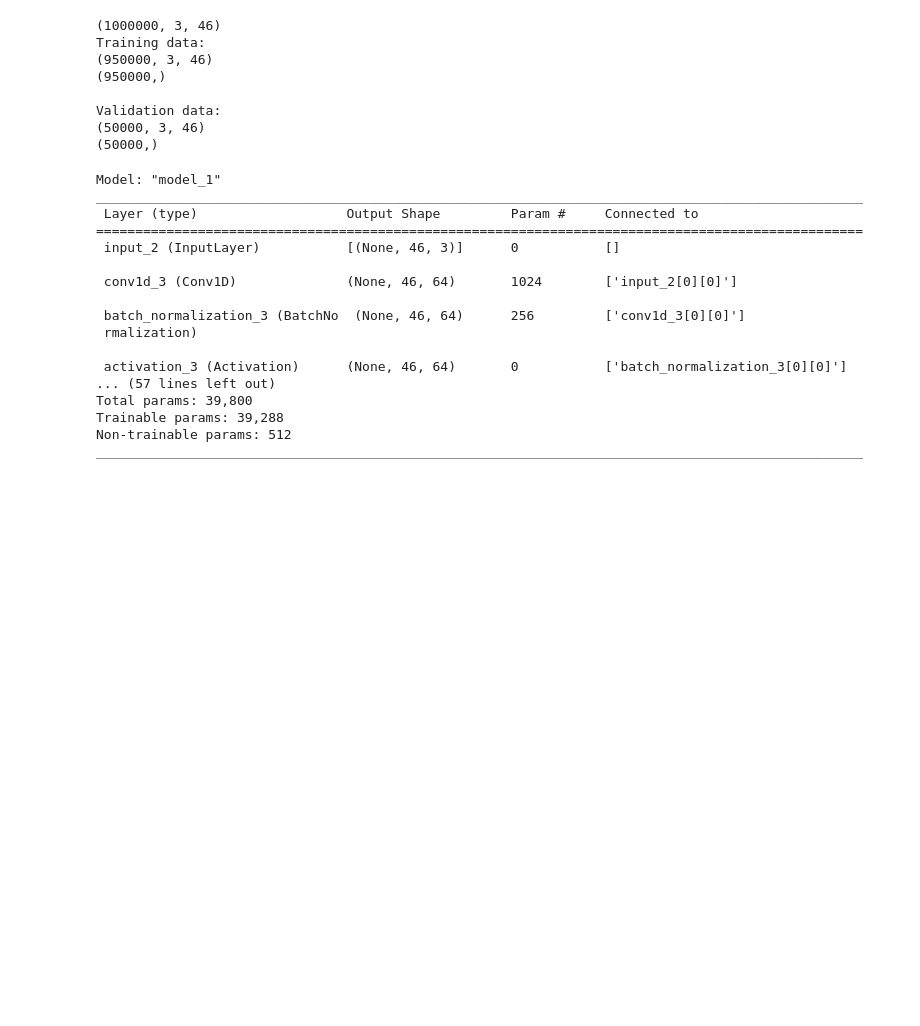
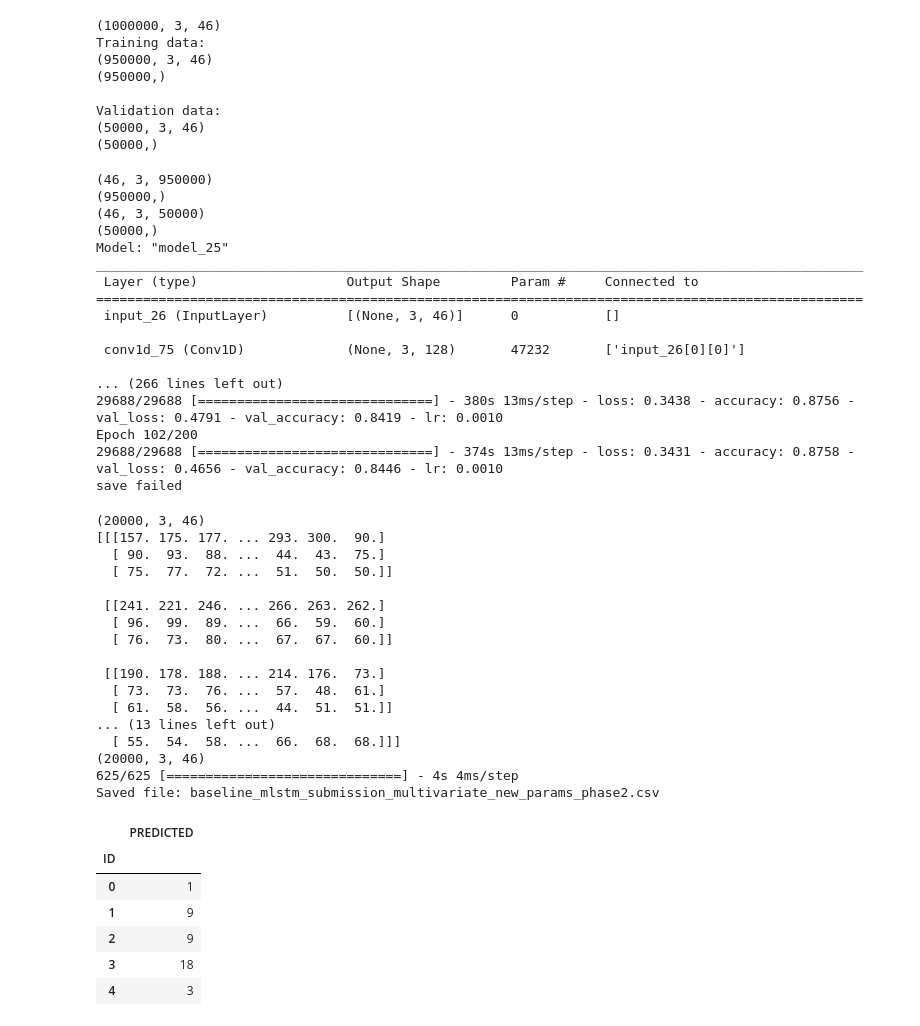
Before and after one commit to solen0id/hu-berlin-sktime-dl, a Jupyter notebook: phase2_mlstm_fcn_with_validation.ipynb, the cells around one changed output. Saved outputs shown, nothing was run; the diff lists cells and outputs as text; code cells hidden in the pictures; blank space fills up the shorter version.

Commit message:
added param for turning off dimension shuffle

```diff
--- a/phase2_mlstm_fcn_with_validation.ipynb
+++ b/phase2_mlstm_fcn_with_validation.ipynb
@@ -184,54 +224,83 @@ class MLSTMFCNWithValidation(MLSTMFCNClassifier):
 # %%
 clf = MLSTMFCNWithValidation(
-    n_epochs=1,
+    n_epochs=200,
     attention=False,
     batch_size= 32,
-    dilation_rate= 2,
+    # dilation_rate= 2,
     filter_sizes= (64, 128, 64),
     kernel_sizes= (5, 3, 1),
     lstm_size= 3,
     callbacks=callbacks_,
-    verbose=True
+    verbose=True,
 )
 
-clf.fit(X_train, y_train, X_val, y_val)
+print(X_train.transpose().shape)
+print(y_train.transpose().shape)
+print(X_val.transpose().shape)
+print(y_val.transpose().shape)
+
+clf.fit(X_train, y_train, X_val, y_val, use_dimension_shuffle=False)
 # %% [output]
-Model: "model_1"
+(46, 3, 950000)
+(950000,)
+(46, 3, 50000)
+(50000,)
+Model: "model_25"
 __________________________________________________________________________________________________
  Layer (type)                   Output Shape         Param #     Connected to
 ==================================================================================================
- input_2 (InputLayer)           [(None, 46, 3)]      0           []
+ input_26 (InputLayer)          [(None, 3, 46)]      0           []
 
- conv1d_3 (Conv1D)              (None, 46, 64)       1024        ['input_2[0][0]']
+ conv1d_75 (Conv1D)             (None, 3, 128)       47232       ['input_26[0][0]']
 
- batch_normalization_3 (BatchNo  (None, 46, 64)      256         ['conv1d_3[0][0]']
- rmalization)
-
- activation_3 (Activation)      (None, 46, 64)       0           ['batch_normalization_3[0][0]']
-... (57 lines left out)
-Total params: 39,800
-Trainable params: 39,288
-Non-trainable params: 512
-__________________________________________________________________________________________________
+... (266 lines left out)
+29688/29688 [==============================] - 380s 13ms/step - loss: 0.3438 - accuracy: 0.8756 - val_loss: 0.4791 - val_accuracy: 0.8419 - lr: 0.0010
+Epoch 102/200
+29688/29688 [==============================] - 374s 13ms/step - loss: 0.3431 - accuracy: 0.8758 - val_loss: 0.4656 - val_accuracy: 0.8446 - lr: 0.0010
+save failed
 # %%
-
 DATA_TEST = "./dataset/SITS-test-data-phase2-nolabel.csv.gz"
 
 X_test, _ = read_data_sktime(DATA_TEST, univariate=use_univariate)
 # X_test, _ = read_data_sktime(DATA_TEST, univariate=True)
-
+print(X_test)
 
 # Make a prediction
-predictions = clf.predict(X_test)
+predictions = clf.predict(X_test, use_dimension_shuffle=False)
 
 
 # Create a submission file for kaggle
 submission = pd.DataFrame({'PREDICTED': predictions})
 submission.index.name="ID"
 
 filename = 'baseline_mlstm_submission_multivariate_new_params_phase2.csv'
 submission.to_csv(filename,index=True)
 print('Saved file: ' + filename)
 
 #Visualize the first 5 rows
 submission.head()
+# %% [output]
+(20000, 3, 46)
+[[[157. 175. 177. ... 293. 300.  90.]
+  [ 90.  93.  88. ...  44.  43.  75.]
+  [ 75.  77.  72. ...  51.  50.  50.]]
+
+ [[241. 221. 246. ... 266. 263. 262.]
+  [ 96.  99.  89. ...  66.  59.  60.]
+  [ 76.  73.  80. ...  67.  67.  60.]]
+
+ [[190. 178. 188. ... 214. 176.  73.]
+  [ 73.  73.  76. ...  57.  48.  61.]
+  [ 61.  58.  56. ...  44.  51.  51.]]
+... (13 lines left out)
+  [ 55.  54.  58. ...  66.  68.  68.]]]
+(20000, 3, 46)
+625/625 [==============================] - 4s 4ms/step
+Saved file: baseline_mlstm_submission_multivariate_new_params_phase2.csv
+|  | PREDICTED |
+| ID |  |
+| 0 | 1 |
+| 1 | 9 |
+| 2 | 9 |
+| 3 | 18 |
+| 4 | 3 |
```
Also changed, not shown: parts of 2 cells of this notebook.
